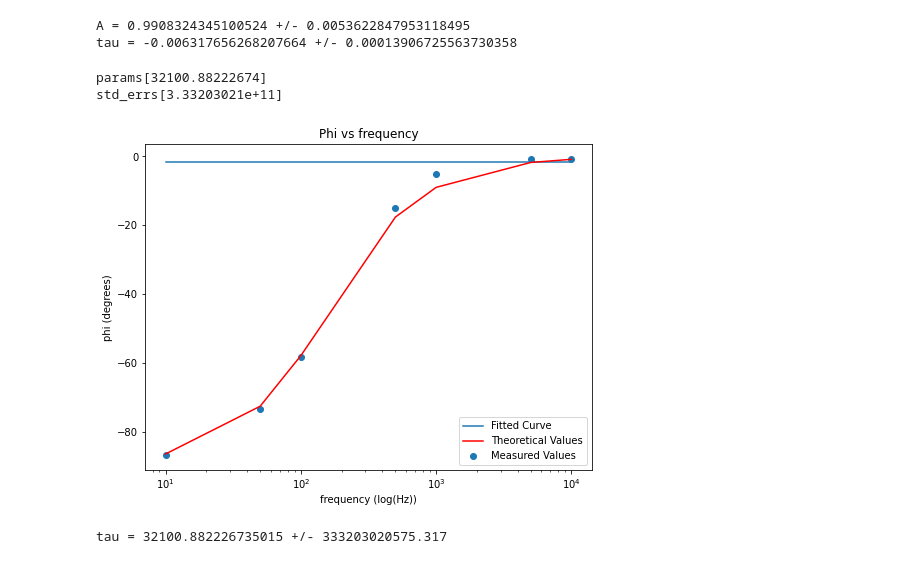
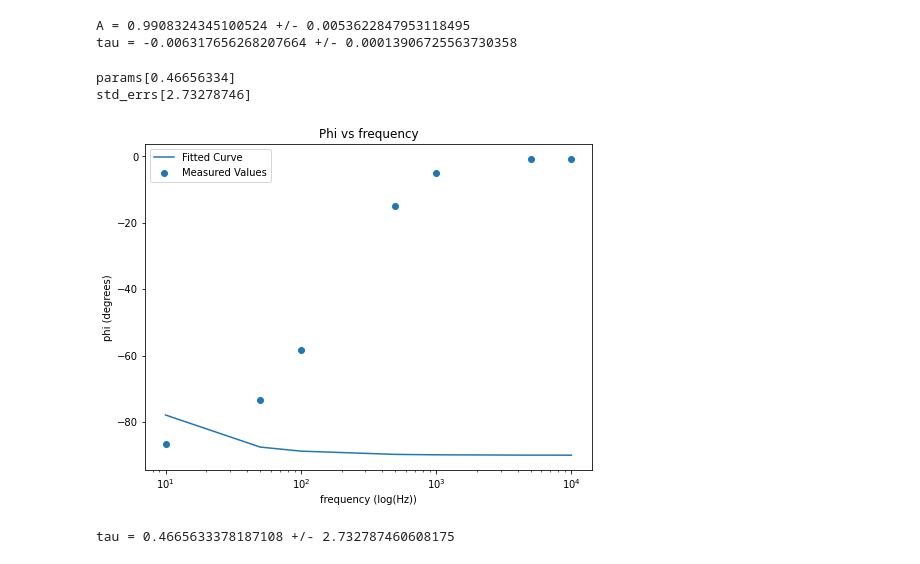
Before and after one commit to evilpegasus/physics5bl, a Jupyter notebook: em2/em2.ipynb, the cells around one changed output. Saved outputs shown, nothing was run; the diff lists cells and outputs as text; code cells hidden in the pictures.

```diff
--- a/em2/em2.ipynb
+++ b/em2/em2.ipynb
@@ -64,7 +64,7 @@ A = 0.9908324345100524 +/- 0.0053622847953118495
 tau = -0.006317656268207664 +/- 0.00013906725563730358
 # %%
 def func_to_fit2(freq, tau):
-    return np.arctan(-1*freq*tau)
+    return np.arctan(-1*freq*tau) * 180 / np.pi
 
 params2, cov2 = curve_fit(func_to_fit2, freq, phi_measured)
 std_errs2 = np.sqrt(np.diag(cov2))
@@ -73,21 +73,21 @@ print("std_errs" + str(std_errs2))
 
 ypred2 = func_to_fit2(freq, *params2)
 # %% [output]
-params[32100.88222674]
-std_errs[3.33203021e+11]
+params[0.46656334]
+std_errs[2.73278746]
 # %%
 plt.figure(figsize=(8,6))
 
 plt.plot(freq, ypred2, label="Fitted Curve")
 plt.scatter(freq, phi_measured, label="Measured Values")
-plt.plot(freq, phi, 'r-', label="Theoretical Values")
+# plt.plot(freq, phi, 'r-', label="Theoretical Values")
 plt.legend()
 plt.xscale("log")
 plt.title("Phi vs frequency")
 plt.xlabel("frequency (log(Hz))")
 plt.ylabel("phi (degrees)")
 plt.show()
 print("tau = " + str(params2[0]) + " +/- " + str(std_errs2[0]))
 # %% [output]
-[figure, old version]
+[figure, new version]
-tau = 32100.882226735015 +/- 333203020575.317
+tau = 0.4665633378187108 +/- 2.732787460608175
```
